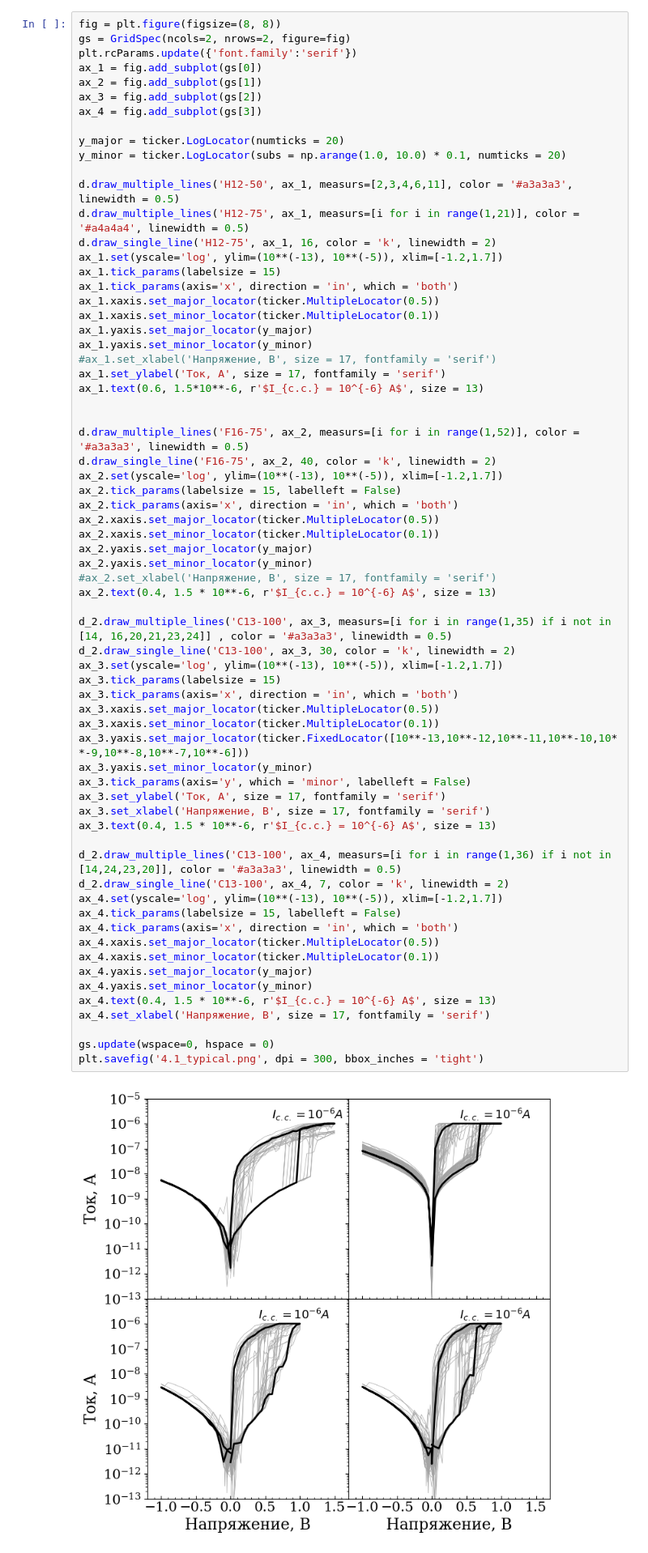
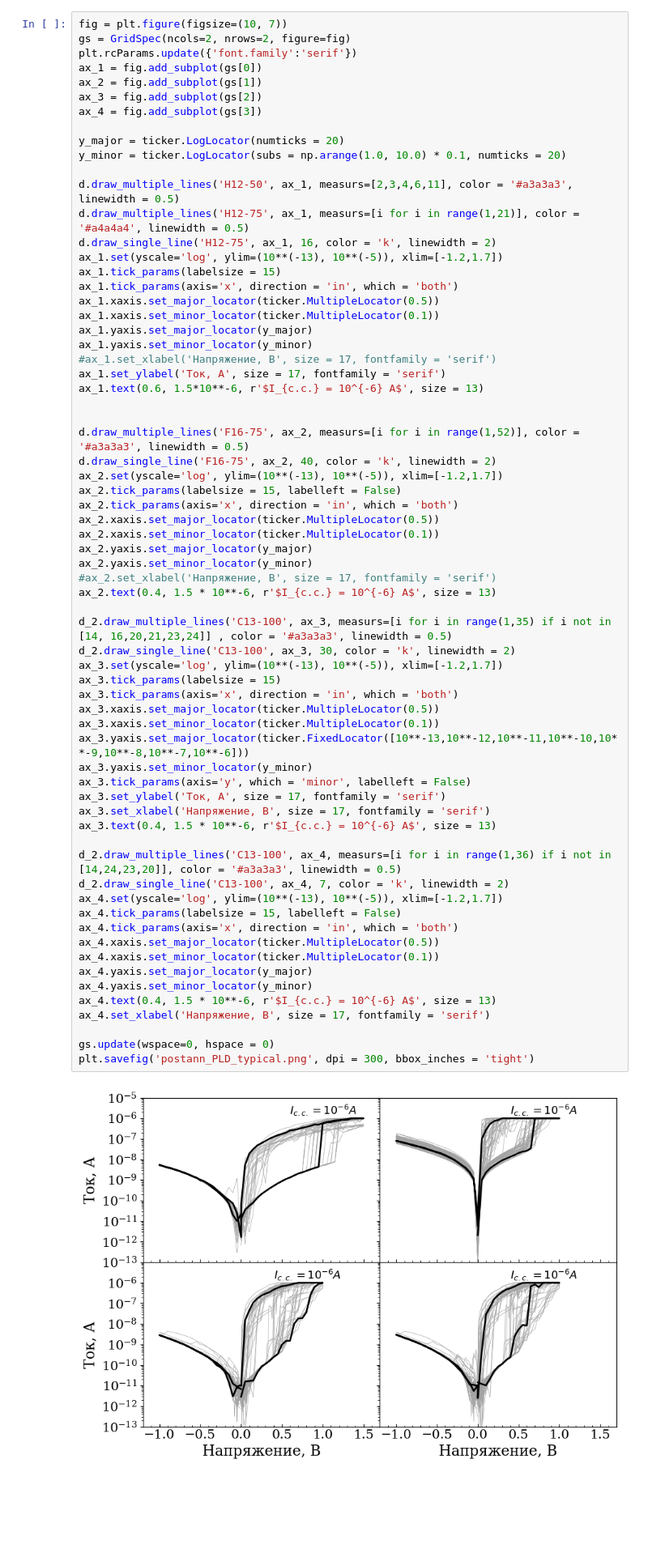
Before and after one commit to OneMoreGate/TiN-HZO_experimental, a Jupyter notebook: sample_4.1_postann_550_PLD/analysis.ipynb, the cells around one changed output. Shown: that part at 81% size. Saved outputs shown, nothing was run; the diff lists cells and outputs as text; blank space fills up the shorter version.

```diff
--- a/sample_4.1_postann_550_PLD/analysis.ipynb
+++ b/sample_4.1_postann_550_PLD/analysis.ipynb
@@ -16,7 +16,7 @@ ax.set(yscale='log', title='sample 4.1, H10-50')
 [None, Text(0.5, 1.0, 'sample 4.1, H10-50')]
 [figure]
 # %%
-fig = plt.figure(figsize=(8, 8))
+fig = plt.figure(figsize=(10, 7))
 gs = GridSpec(ncols=2, nrows=2, figure=fig)
 plt.rcParams.update({'font.family':'serif'})
 ax_1 = fig.add_subplot(gs[0])
@@ -55,35 +55,35 @@ ax_2.yaxis.set_minor_locator(y_minor)
 ax_2.text(0.4, 1.5 * 10**-6, r'$I_{c.c.} = 10^{-6} A$', size = 13)
 
 d_2.draw_multiple_lines('C13-100', ax_3, measurs=[i for i in range(1,35) if i not in [14, 16,20,21,23,24]] , color = '#a3a3a3', linewidth = 0.5)
 d_2.draw_single_line('C13-100', ax_3, 30, color = 'k', linewidth = 2)
 ax_3.set(yscale='log', ylim=(10**(-13), 10**(-5)), xlim=[-1.2,1.7])
 ax_3.tick_params(labelsize = 15)
 ax_3.tick_params(axis='x', direction = 'in', which = 'both')
 ax_3.xaxis.set_major_locator(ticker.MultipleLocator(0.5))
 ax_3.xaxis.set_minor_locator(ticker.MultipleLocator(0.1))
 ax_3.yaxis.set_major_locator(ticker.FixedLocator([10**-13,10**-12,10**-11,10**-10,10**-9,10**-8,10**-7,10**-6]))
 ax_3.yaxis.set_minor_locator(y_minor)
 ax_3.tick_params(axis='y', which = 'minor', labelleft = False)
 ax_3.set_ylabel('Ток, А', size = 17, fontfamily = 'serif')
 ax_3.set_xlabel('Напряжение, В', size = 17, fontfamily = 'serif')
 ax_3.text(0.4, 1.5 * 10**-6, r'$I_{c.c.} = 10^{-6} A$', size = 13)
 
 d_2.draw_multiple_lines('C13-100', ax_4, measurs=[i for i in range(1,36) if i not in [14,24,23,20]], color = '#a3a3a3', linewidth = 0.5)
 d_2.draw_single_line('C13-100', ax_4, 7, color = 'k', linewidth = 2)
 ax_4.set(yscale='log', ylim=(10**(-13), 10**(-5)), xlim=[-1.2,1.7])
 ax_4.tick_params(labelsize = 15, labelleft = False)
 ax_4.tick_params(axis='x', direction = 'in', which = 'both')
 ax_4.xaxis.set_major_locator(ticker.MultipleLocator(0.5))
 ax_4.xaxis.set_minor_locator(ticker.MultipleLocator(0.1))
 ax_4.yaxis.set_major_locator(y_major)
 ax_4.yaxis.set_minor_locator(y_minor)
 ax_4.text(0.4, 1.5 * 10**-6, r'$I_{c.c.} = 10^{-6} A$', size = 13)
 ax_4.set_xlabel('Напряжение, В', size = 17, fontfamily = 'serif')
 
 gs.update(wspace=0, hspace = 0)
-plt.savefig('4.1_typical.png', dpi = 300, bbox_inches = 'tight')
+plt.savefig('postann_PLD_typical.png', dpi = 300, bbox_inches = 'tight')
 # %% [output]
-[figure, old version]
+[figure, new version]
 # %%
 xrd_data = pd.read_csv('HZO_XRD.dat', delimiter=' ')
 peak_data = pd.read_csv('HZO_peak_fit.dat', delimiter=' ', skiprows=1, header=None)
```
Also changed, not shown: 6 other files.
